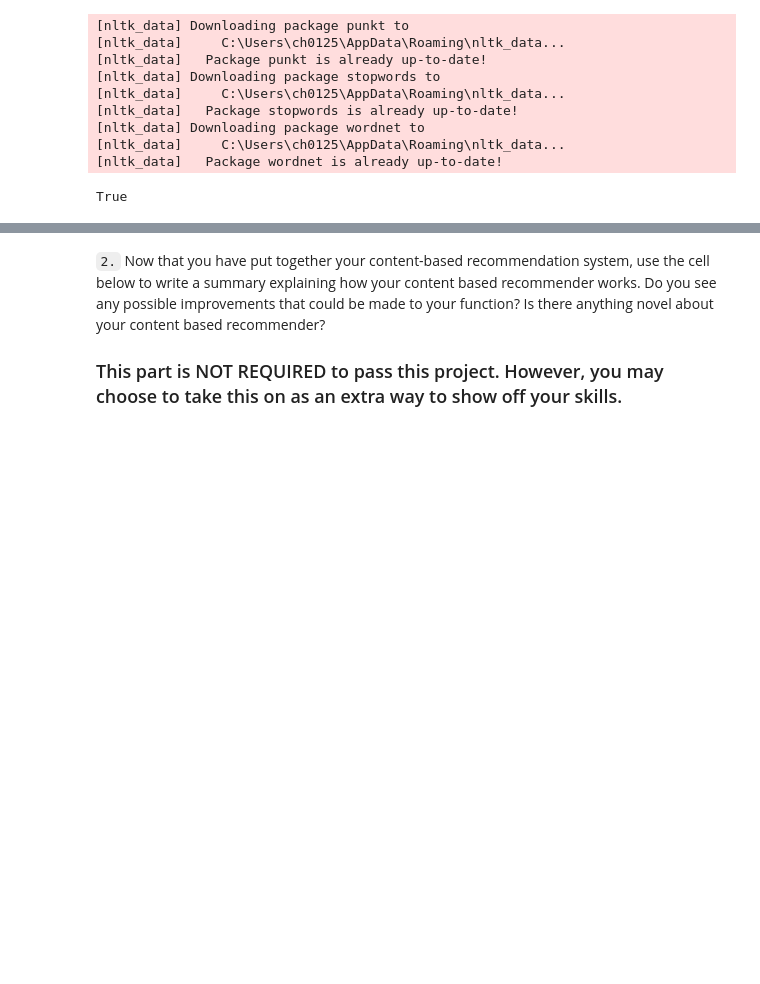
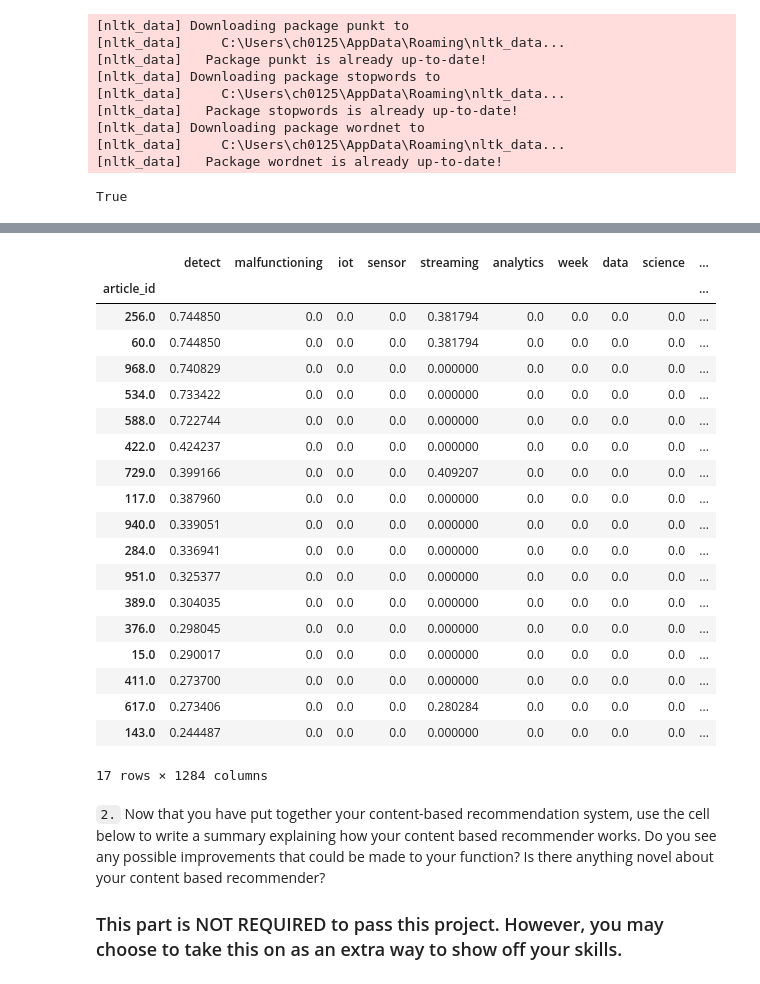
Before and after one commit to huli/dsnd, a Jupyter notebook: recommendations-with-ibm/Recommendations_with_IBM.ipynb, the cells around one changed output, grey strips where cells are left out. Cells and saved outputs as stored; diff of their text form; code cells hidden in the pictures; blank space fills up the shorter version.

```diff
--- a/recommendations-with-ibm/Recommendations_with_IBM.ipynb
+++ b/recommendations-with-ibm/Recommendations_with_IBM.ipynb
@@ -730,3 +884,26 @@ def make_content_recs(word, number_of_recs=10):
+# %%
+tfidf_matrix[tfidf_matrix['detect'] != 0.0].sort_values('detect', ascending=False)
+# %% [output]
+|  | detect | malfunctioning | iot | sensor | streaming | analytics | week | data | science | ... |
+| article_id |  |  |  |  |  |  |  |  |  | ... |
+| 256.0 | 0.744850 | 0.0 | 0.0 | 0.0 | 0.381794 | 0.0 | 0.0 | 0.0 | 0.0 | ... |
+| 60.0 | 0.744850 | 0.0 | 0.0 | 0.0 | 0.381794 | 0.0 | 0.0 | 0.0 | 0.0 | ... |
+| 968.0 | 0.740829 | 0.0 | 0.0 | 0.0 | 0.000000 | 0.0 | 0.0 | 0.0 | 0.0 | ... |
+| 534.0 | 0.733422 | 0.0 | 0.0 | 0.0 | 0.000000 | 0.0 | 0.0 | 0.0 | 0.0 | ... |
+| 588.0 | 0.722744 | 0.0 | 0.0 | 0.0 | 0.000000 | 0.0 | 0.0 | 0.0 | 0.0 | ... |
+| 422.0 | 0.424237 | 0.0 | 0.0 | 0.0 | 0.000000 | 0.0 | 0.0 | 0.0 | 0.0 | ... |
+| 729.0 | 0.399166 | 0.0 | 0.0 | 0.0 | 0.409207 | 0.0 | 0.0 | 0.0 | 0.0 | ... |
+| 117.0 | 0.387960 | 0.0 | 0.0 | 0.0 | 0.000000 | 0.0 | 0.0 | 0.0 | 0.0 | ... |
+| 940.0 | 0.339051 | 0.0 | 0.0 | 0.0 | 0.000000 | 0.0 | 0.0 | 0.0 | 0.0 | ... |
+| 284.0 | 0.336941 | 0.0 | 0.0 | 0.0 | 0.000000 | 0.0 | 0.0 | 0.0 | 0.0 | ... |
+| 951.0 | 0.325377 | 0.0 | 0.0 | 0.0 | 0.000000 | 0.0 | 0.0 | 0.0 | 0.0 | ... |
+| 389.0 | 0.304035 | 0.0 | 0.0 | 0.0 | 0.000000 | 0.0 | 0.0 | 0.0 | 0.0 | ... |
+| 376.0 | 0.298045 | 0.0 | 0.0 | 0.0 | 0.000000 | 0.0 | 0.0 | 0.0 | 0.0 | ... |
+| 15.0 | 0.290017 | 0.0 | 0.0 | 0.0 | 0.000000 | 0.0 | 0.0 | 0.0 | 0.0 | ... |
+| 411.0 | 0.273700 | 0.0 | 0.0 | 0.0 | 0.000000 | 0.0 | 0.0 | 0.0 | 0.0 | ... |
+| 617.0 | 0.273406 | 0.0 | 0.0 | 0.0 | 0.280284 | 0.0 | 0.0 | 0.0 | 0.0 | ... |
+| 143.0 | 0.244487 | 0.0 | 0.0 | 0.0 | 0.000000 | 0.0 | 0.0 | 0.0 | 0.0 | ... |
+17 rows × 1284 columns
 # %% [markdown]
 `2.` Now that you have put together your content-based recommendation system, use the cell below to write a summary explaining how your content based recommender works.  Do you see any possible improvements that could be made to your function?  Is there anything novel about your content based recommender?
 
```
Also changed, not shown: parts of 25 cells of this notebook.
